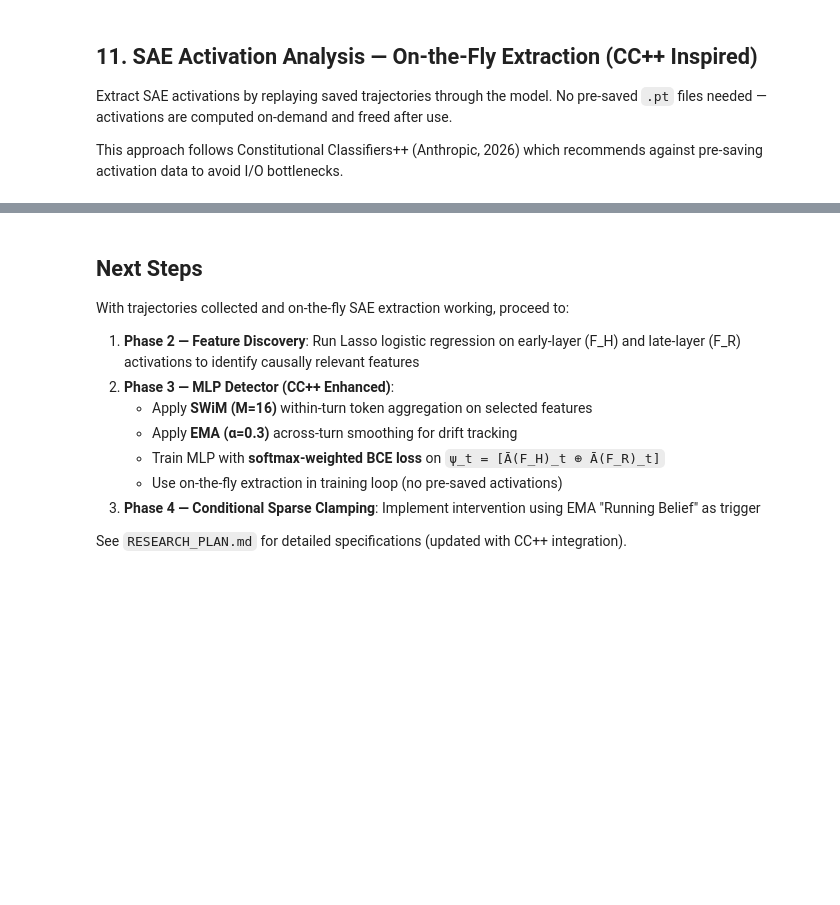
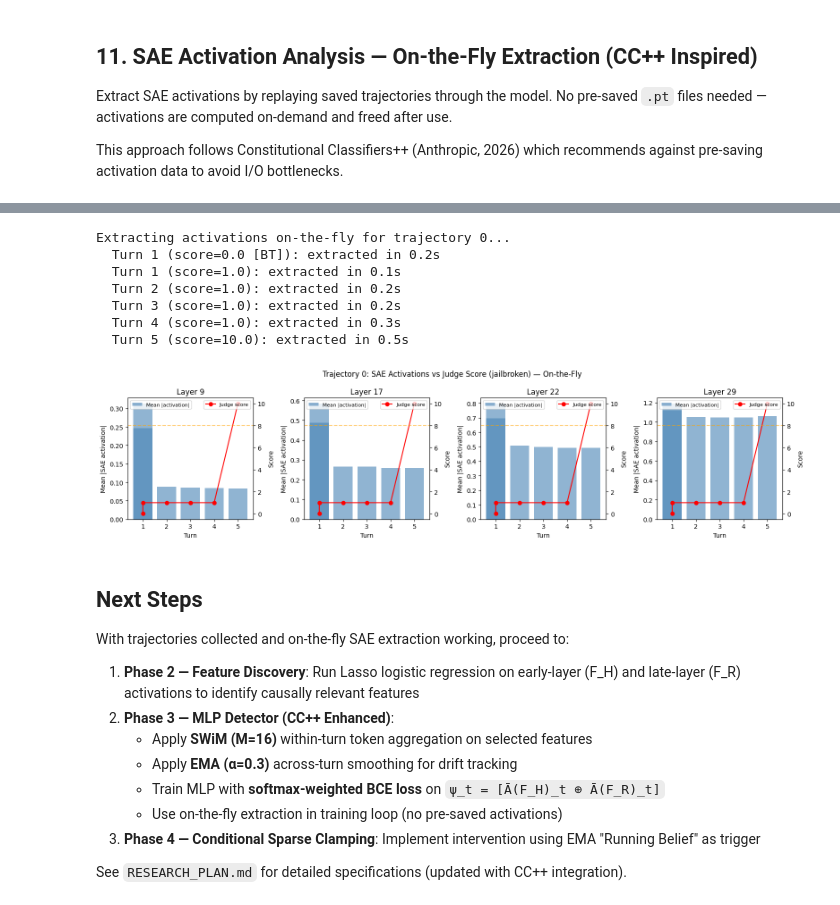
Before and after one commit to WilliamSnail/SAE-Jailbreak-Research, a Jupyter notebook: cross_layer_causal_sae_jailbreak_detection_V-0.4.ipynb, the cells around one changed output, grey strips where cells are left out. Cells and saved outputs as stored; diff of their text form; code cells hidden in the pictures; blank space fills up the shorter version.

Commit message:
On-the-fly SAE extraction

```diff
--- a/cross_layer_causal_sae_jailbreak_detection_V-0.4.ipynb
+++ b/cross_layer_causal_sae_jailbreak_detection_V-0.4.ipynb
@@ -1319,50 +1369,60 @@ print("\nDone. Activations extracted and freed per-trajectory (no disk footprint
 # %%
 # ═══════════════════════════════════════════════════════════════════
-# On-the-fly activation evolution plot
-# Extract activations for a single trajectory, plot, then free
+# On-the-fly activation evolution plot (memory-safe)
+# Extract one turn at a time, collect scalar stats, free tensors, then plot
 # ═══════════════════════════════════════════════════════════════════
 
 traj_idx = 0  # Change to explore different trajectories
 traj = all_trajectories[traj_idx]
 
 print(f"Extracting activations on-the-fly for trajectory {traj_idx}...")
-act_data = extract_activations_for_trajectory(traj, verbose=True)
 
+# Collect only scalar stats per turn (not full tensors) — memory-safe
+turn_stats = {layer: {"means": [], "scores": [], "turn_nums": []} for layer in LAYERS}
+
+for turn_idx, turn, acts in iter_trajectory_activations(traj, verbose=True):
+    for layer in LAYERS:
+        if layer in acts:
+            turn_stats[layer]["means"].append(acts[layer].abs().mean().item())
+            turn_stats[layer]["scores"].append(turn["normalized_score"])
+            turn_stats[layer]["turn_nums"].append(turn["turn_idx"])
+    # Free this turn's full activation tensors immediately
+    del acts
+
+if device == "cuda":
+    t.cuda.empty_cache()
+
+# Now plot from the collected scalar stats (tiny memory footprint)
 fig, axes = plt.subplots(1, len(LAYERS), figsize=(4 * len(LAYERS), 4))
 if len(LAYERS) == 1:
     axes = [axes]
 
 for ax, layer in zip(axes, LAYERS):
-    means = []
-    scores = []
-    turn_nums = []
-    for turn_idx, turn_acts in enumerate(act_data):
-        if turn_acts is None or layer not in turn_acts:
-            continue
-        act = turn_acts[layer]
-        means.append(act.abs().mean().item())
-        scores.append(traj["turns"][turn_idx]["normalized_score"])
-        turn_nums.append(traj["turns"][turn_idx]["turn_idx"])
-
+    stats = turn_stats[layer]
     ax2_twin = ax.twinx()
-    ax.bar(turn_nums, means, alpha=0.6, color="steelblue", label="Mean |activation|")
-    ax2_twin.plot(turn_nums, scores, color="red", marker="o", label="Judge score")
+    ax.bar(stats["turn_nums"], stats["means"], alpha=0.6, color="steelblue", label="Mean |activation|")
+    ax2_twin.plot(stats["turn_nums"], stats["scores"], color="red", marker="o", label="Judge score")
     ax2_twin.axhline(y=8, color="orange", linestyle="--", alpha=0.5)
     ax2_twin.set_ylim(-0.5, 10.5)
     ax.set_xlabel("Turn")
     ax.set_ylabel("Mean |SAE activation|")
     ax2_twin.set_ylabel("Score")
     ax.set_title(f"Layer {layer}")
     ax.legend(loc="upper left", fontsize=8)
     ax2_twin.legend(loc="upper right", fontsize=8)
 
-# Free memory after plotting
-del act_data
-t.cuda.empty_cache() if device == "cuda" else None
-
 plt.suptitle(f"Trajectory {traj_idx}: SAE Activations vs Judge Score ({traj['label']}) — On-the-Fly", fontsize=12)
 plt.tight_layout()
 plt.show()
+# %% [output]
+Extracting activations on-the-fly for trajectory 0...
+  Turn 1 (score=0.0 [BT]): extracted in 0.2s
+  Turn 1 (score=1.0): extracted in 0.1s
+  Turn 2 (score=1.0): extracted in 0.2s
+  Turn 3 (score=1.0): extracted in 0.2s
+  Turn 4 (score=1.0): extracted in 0.3s
+  Turn 5 (score=10.0): extracted in 0.5s
+[figure, added]
 # %% [markdown]
 ## Next Steps
 
```
Also changed, not shown: parts of 9 cells of this notebook.
